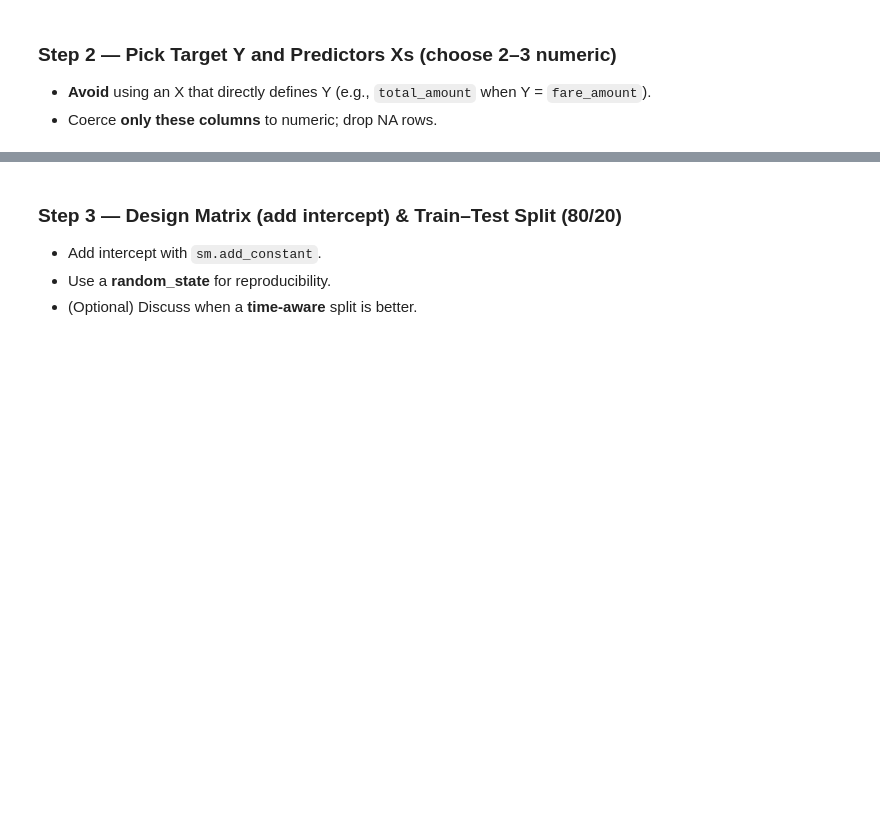
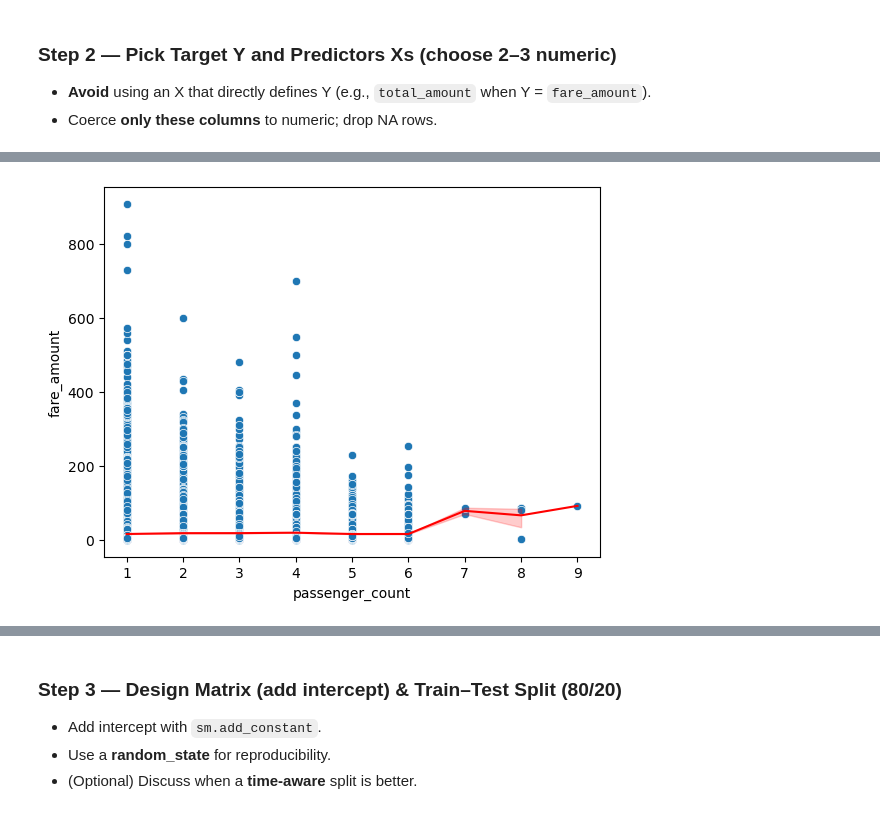
Before and after one commit to ro-the-creator/DA2025_Lectures, a Jupyter notebook: Mod6/CodeAssignments/Mod6L8_CodeAssignment_STUDENT.ipynb, the cells around one changed output, grey strips where cells are left out. Cells and saved outputs as stored; diff of their text form; code cells hidden in the pictures; blank space fills up the shorter version.

```diff
--- a/Mod6/CodeAssignments/Mod6L8_CodeAssignment_STUDENT.ipynb
+++ b/Mod6/CodeAssignments/Mod6L8_CodeAssignment_STUDENT.ipynb
@@ -62,0 +146,6 @@ None
+# %%
+sns.scatterplot(df, x='passenger_count', y='fare_amount')
+sns.lineplot(df, x='passenger_count', y='fare_amount', color='red')
+plt.show()
+# %% [output]
+[figure, added]
```
Also changed, not shown: parts of 22 cells of this notebook, 4 other files.
